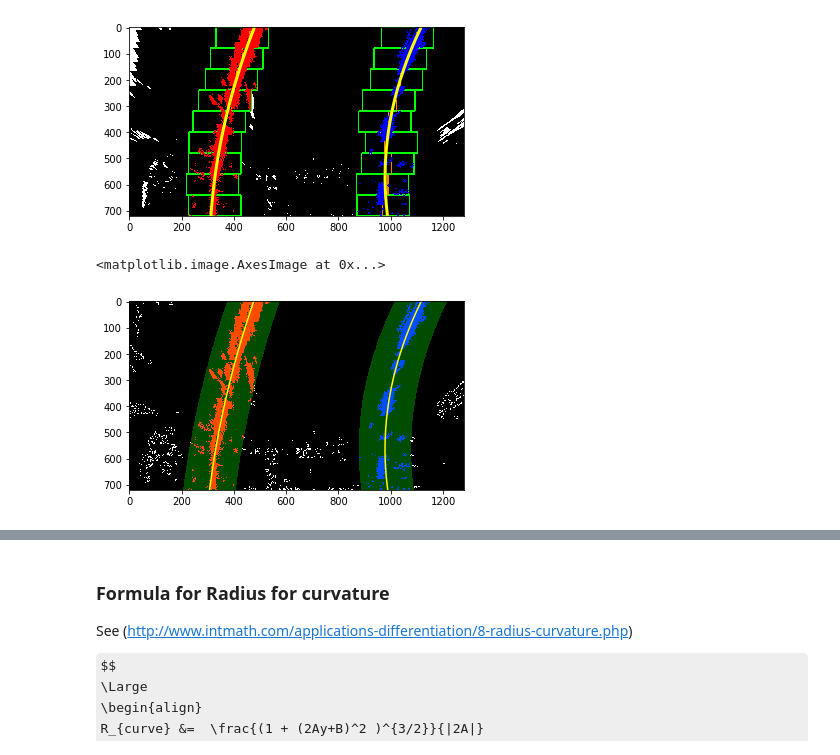
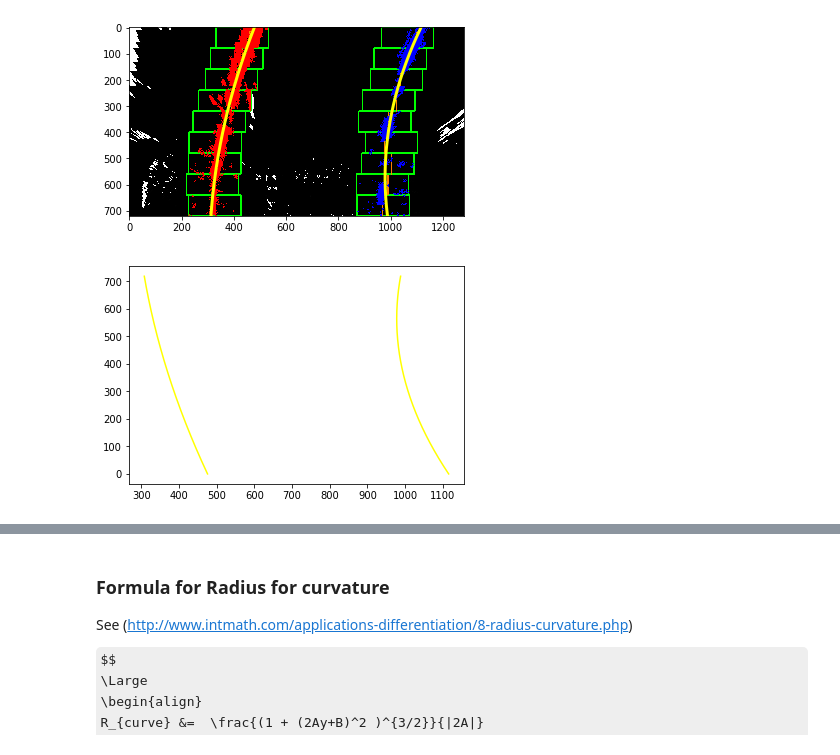
Before and after one commit to cielsys/CarND-Advanced-Lane-Lines, a Jupyter notebook: SlidingWindow.ipynb, the cells around one changed output, grey strips where cells are left out. Drawn from its saved outputs; the diff is of its cells as text; code cells hidden in the pictures; some formulas as TeX source.

```diff
--- a/SlidingWindow.ipynb
+++ b/SlidingWindow.ipynb
@@ -249,36 +249,35 @@ def search_around_poly(binary_warped):
 
     # Generate a polygon to illustrate the search window area
     # And recast the x and y points into usable format for cv2.fillPoly()
     left_line_window1 = np.array([np.transpose(np.vstack([left_fitx-margin, ploty]))])
     left_line_window2 = np.array([np.flipud(np.transpose(np.vstack([left_fitx+margin, ploty])))])
     left_line_pts = np.hstack((left_line_window1, left_line_window2))
 
     right_line_window1 = np.array([np.transpose(np.vstack([right_fitx-margin, ploty]))])
     right_line_window2 = np.array([np.flipud(np.transpose(np.vstack([right_fitx+margin, ploty])))])
     right_line_pts = np.hstack((right_line_window1, right_line_window2))
 
     # Draw the lane onto the warped blank image
     cv2.fillPoly(window_img, np.int_([left_line_pts]), (0,255, 0))
     cv2.fillPoly(window_img, np.int_([right_line_pts]), (0,255, 0))
     result = cv2.addWeighted(out_img, 1, window_img, 0.3, 0)
 
     # Plot the polynomial lines onto the image
     plt.plot(left_fitx, ploty, color='yellow')
     plt.plot(right_fitx, ploty, color='yellow')
     ## End visualization steps ##
 
     return result
 
 
 # Run image through the pipeline
 # Note that in your project, you'll also want to feed in the previous fits
 result = search_around_poly(binary_warped)
 
 # View your output
-plt.imshow(result)
+#plt.imshow(result)
 # %% [output]
-<matplotlib.image.AxesImage at 0x...>
-[figure, old version]
+[figure, new version]
 # %%
 
 # Read in a thresholded image
```
Also changed, not shown: parts of 4 cells of this notebook, 9 other files.
